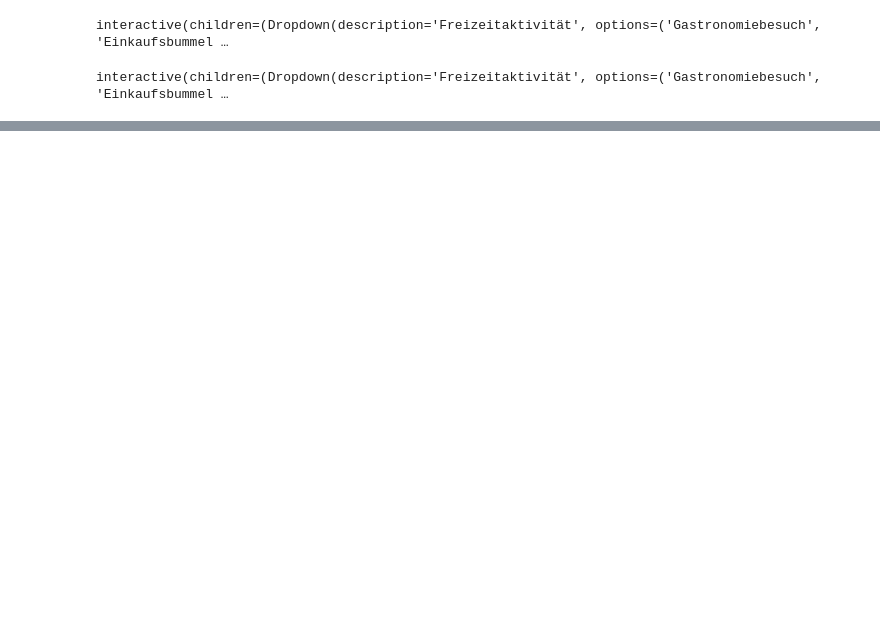
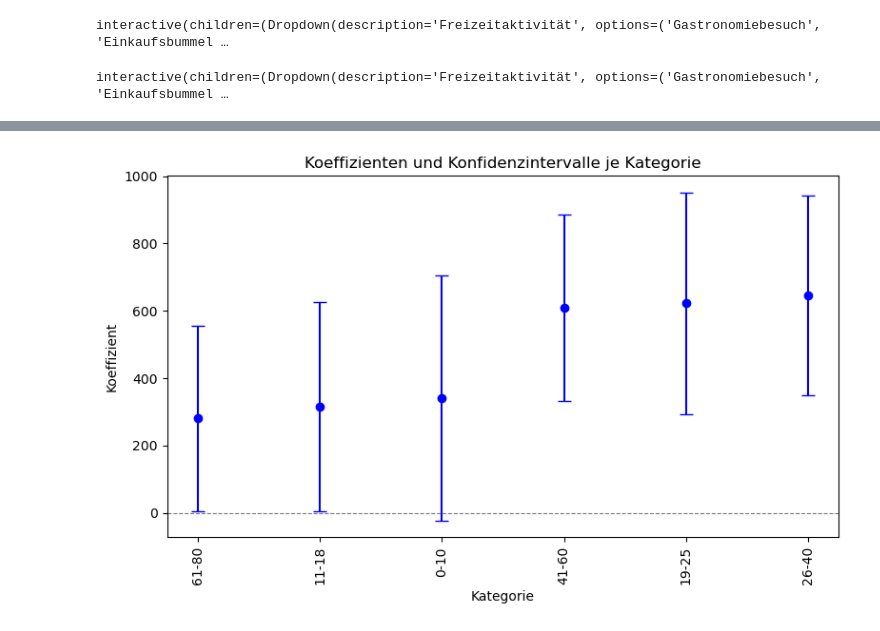
Before and after one commit to larissa-marti/ANM_Gruppe_Y, a Jupyter notebook: merge_wege_zielperson.ipynb, the cells around one changed output, grey strips where cells are left out. Drawn from its saved outputs; the diff is of its cells as text; code cells hidden in the pictures; blank space fills up the shorter version.

```diff
--- a/merge_wege_zielperson.ipynb
+++ b/merge_wege_zielperson.ipynb
@@ -792,0 +836,13 @@ interactive(children=(Dropdown(description='Freizeitaktivität', options=('Gastr
+# %%
+# Zielvariable und Prädiktoren definieren
+X = dummy_data  # Dummy-Variablen außer der Referenz
+y = wege_freizeit_erweitert["Emissionen"]
+
+# Konstanten-Term hinzufügen (Intercept)
+X = sm.add_constant(X)
+
+# Regression durchführen
+model = sm.OLS(y, X).fit()
+
+# Ergebnisse anzeigen
+print(model.summary())
@@ -792,0 +867,46 @@ interactive(children=(Dropdown(description='Freizeitaktivität', options=('Gastr
+# %%
+# Koeffizienten und Konfidenzintervalle extrahieren
+coefficients = model.params
+conf_int = model.conf_int()
+conf_int.columns = ["lower", "upper"]
+
+# Daten vorbereiten
+coef_df = pd.DataFrame(
+    {
+        "category": coefficients.index,
+        "coefficient": coefficients.values,
+        "lower": conf_int["lower"].values,
+        "upper": conf_int["upper"].values,
+    }
+)
+
+# Nur Dummy-Variablen plotten (ohne den Intercept)
+coef_df = coef_df[coef_df["category"] != "const"]
+
+# Sortiere nach Koeffizienten aufsteigend
+coef_df = coef_df.sort_values("coefficient")
+
+# Plot erstellen
+plt.figure(figsize=(8, 5))
+plt.errorbar(
+    coef_df["category"],
+    coef_df["coefficient"],
+    yerr=[
+        coef_df["coefficient"] - coef_df["lower"],
+        coef_df["upper"] - coef_df["coefficient"],
+    ],
+    fmt="o",
+    capsize=5,
+    color="blue",
+    label="Koeffizienten mit Konfidenzintervallen",
+)
+
+plt.axhline(0, color="gray", linestyle="--", linewidth=0.8)  # Null-Linie
+plt.xticks(rotation=90)
+plt.xlabel("Kategorie")
+plt.ylabel("Koeffizient")
+plt.title("Koeffizienten und Konfidenzintervalle je Kategorie")
+plt.tight_layout()
+plt.show()
+# %% [output]
+[figure, added]
```
Also changed, not shown: parts of 21 cells of this notebook, 5 other files.
